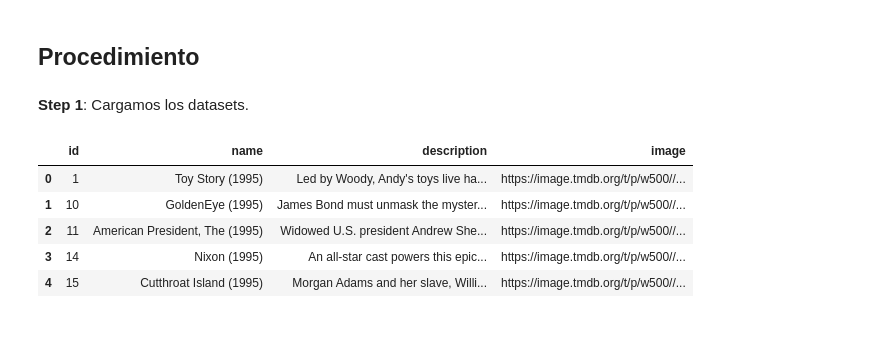
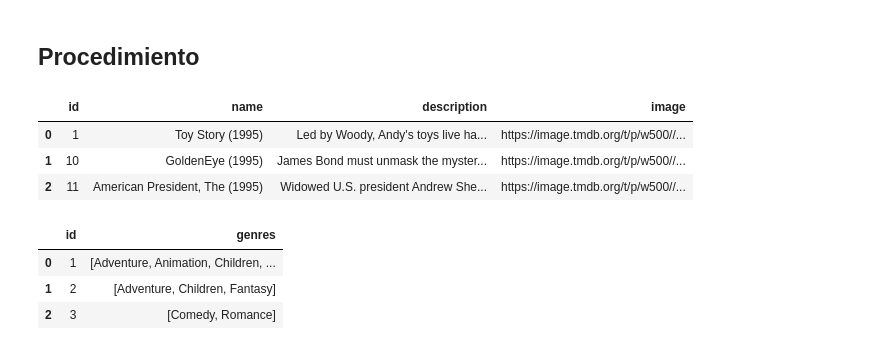
Before and after one commit to magistery-tps/rec-sys-client-lib, a Jupyter notebook: notebooks/movie-lens/2_data_loader.ipynb, the cells around one changed output. Drawn from its saved outputs; the diff is of its cells as text; code cells hidden in the pictures.

```diff
--- a/notebooks/movie-lens/2_data_loader.ipynb
+++ b/notebooks/movie-lens/2_data_loader.ipynb
@@ -16,2 +59,6 @@ DATASET_PATH = '../../datasets'
+# %%
+items        = pd.read_csv(f'{DATASET_PATH}/items.csv')
+interactions = pd.read_csv(f'{DATASET_PATH}/interactions.csv')
+item_genres  = pd.read_csv(f'{DATASET_PATH}/ml-latest-small/movies.csv')
 # %% [markdown]
 ## Funciones
@@ -58,4 +68,2 @@ def insert_interaction(connection, row):
 # %% [markdown]
 ## Procedimiento
-# %% [markdown]
-**Step 1**: Cargamos los datasets.
@@ -65,12 +70,19 @@ interactions = pd.read_csv(f'{DATASET_PATH}/interactions.csv')
 # %%
-movies.head(3)
+items.head(3)
 # %% [output]
 |  | id | name | description | image |
 | 0 | 1 | Toy Story (1995) | Led by Woody, Andy's toys live ha... | https://image.tmdb.org/t/p/w500//... |
 | 1 | 10 | GoldenEye (1995) | James Bond must unmask the myster... | https://image.tmdb.org/t/p/w500//... |
 | 2 | 11 | American President, The (1995) | Widowed U.S. president Andrew She... | https://image.tmdb.org/t/p/w500//... |
-| 3 | 14 | Nixon (1995) | An all-star cast powers this epic... | https://image.tmdb.org/t/p/w500//... |
-| 4 | 15 | Cutthroat Island (1995) | Morgan Adams and her slave, Willi... | https://image.tmdb.org/t/p/w500//... |
+# %%
+item_genres = item_genres.rename(columns={'movieId': 'id'})[['id', 'genres']]
+item_genres['genres'] = item_genres['genres'].apply(lambda genres: genres.split('|'))
+item_genres.head(3)
+# %% [output]
+|  | id | genres |
+| 0 | 1 | [Adventure, Animation, Children, ... |
+| 1 | 2 | [Adventure, Children, Fantasy] |
+| 2 | 3 | [Comedy, Romance] |
 # %%
 interactions.head(3)
 # %% [output]
```
Also changed, not shown: parts of 39 cells of this notebook, 38 other files.
